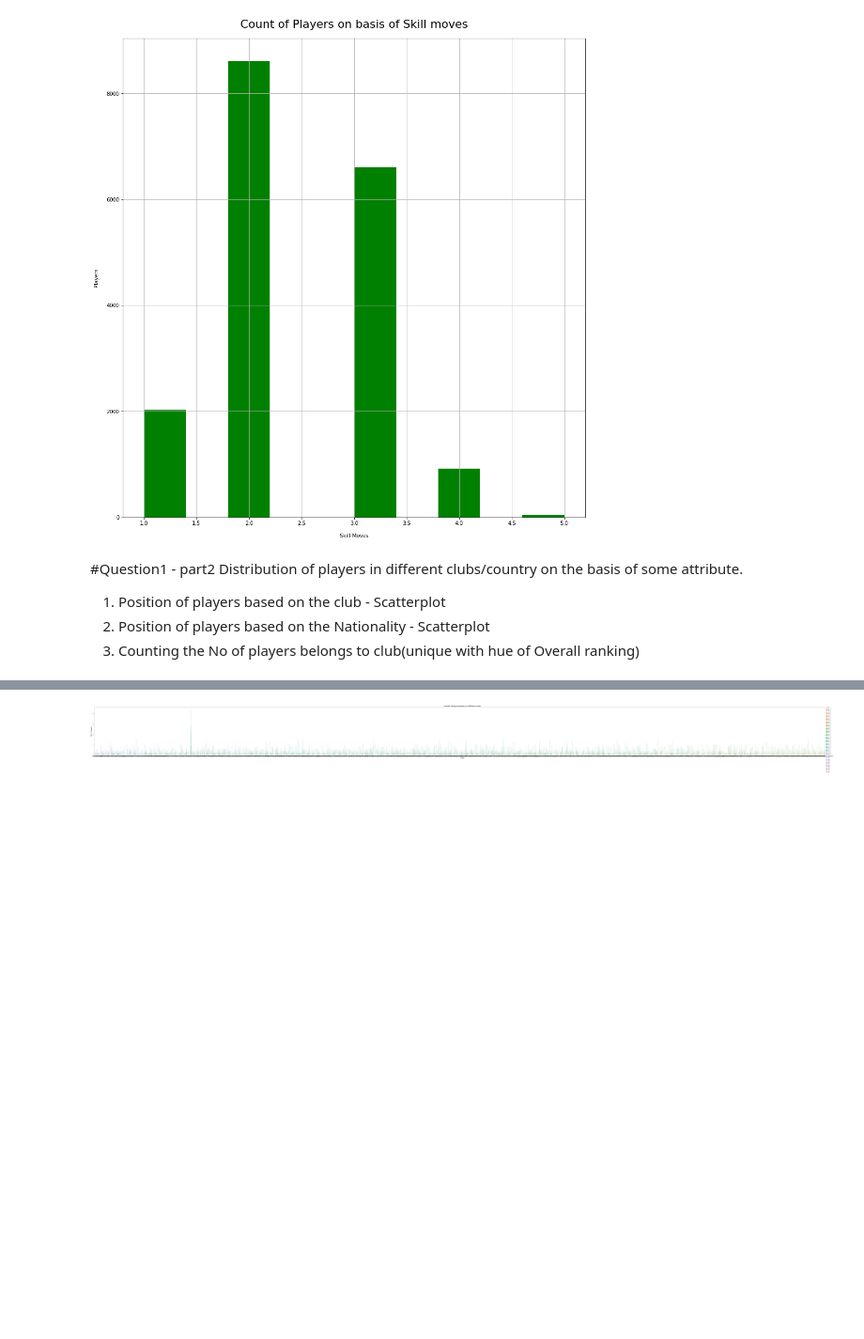
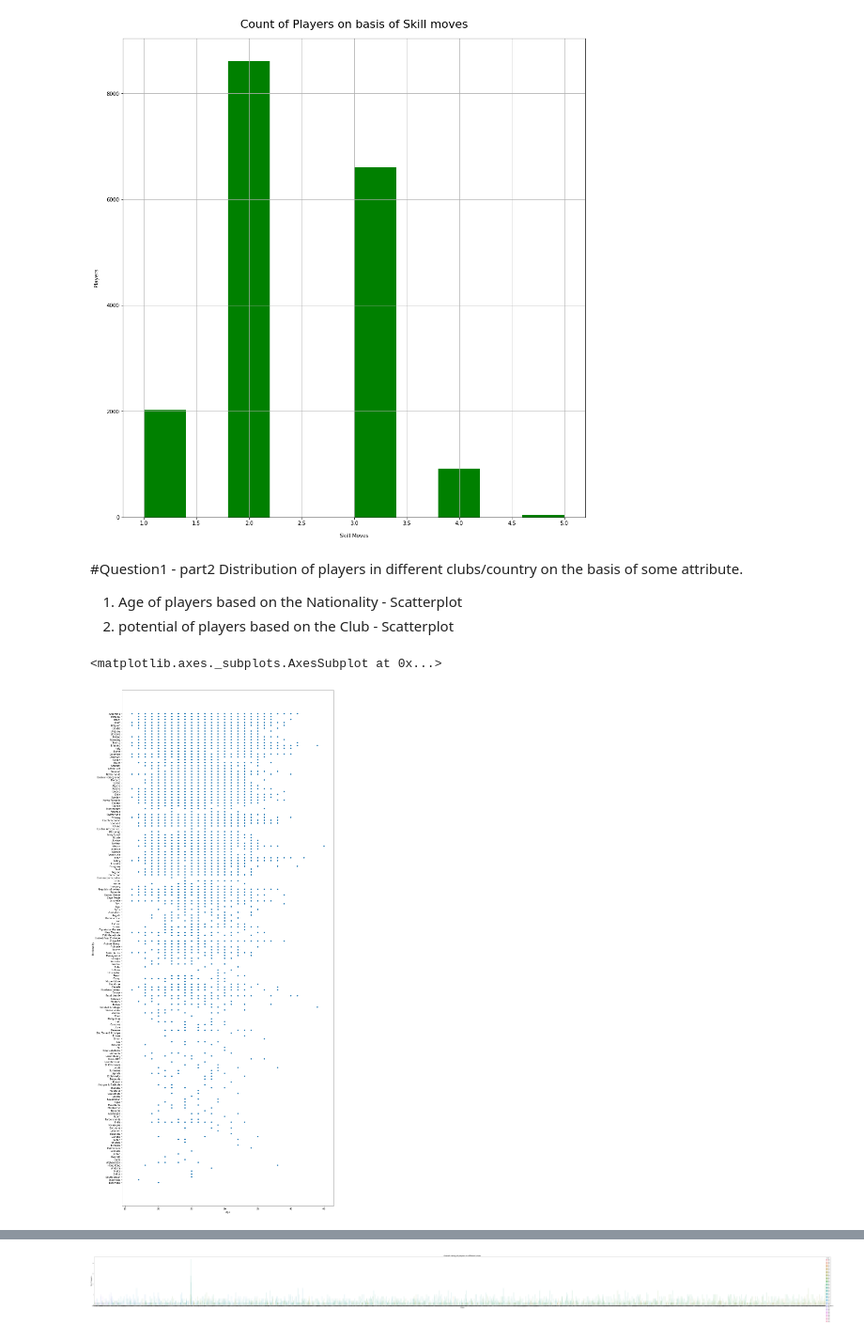
Before and after one commit to bachinaram/DataAnalytics1, a Jupyter notebook: DA1_assignment1q2.ipynb, the cells around one changed output, grey strips where cells are left out. Shown at 94% size. Cells and saved outputs as stored; diff of their text form; code cells hidden in the pictures; blank space fills up the shorter version.

```diff
--- a/DA1_assignment1q2.ipynb
+++ b/DA1_assignment1q2.ipynb
@@ -323,8 +323,13 @@ df1['Skill Moves'].hist(color='green',ax=current_gca)
 #Question1 - part2
 Distribution of players in different clubs/country on the basis of some attribute.
 
-1. Position of players based on the club - Scatterplot
-2. Position of players based on the Nationality - Scatterplot
-3. Counting the No of players belongs to club(unique with hue of Overall ranking)
+1. Age of players based on the Nationality - Scatterplot
+2. potential of players based on the Club - Scatterplot
+# %%
+dimension = plt.figure(figsize = (16,40))
+sns.scatterplot(x ='Age', y ='Nationality', data = df1)
+# %% [output]
+<matplotlib.axes._subplots.AxesSubplot at 0x...>
+[figure, added]
 # %%
 dimension = plt.figure(figsize = (16,40))
```
Also changed, not shown: parts of 4 cells of this notebook.
